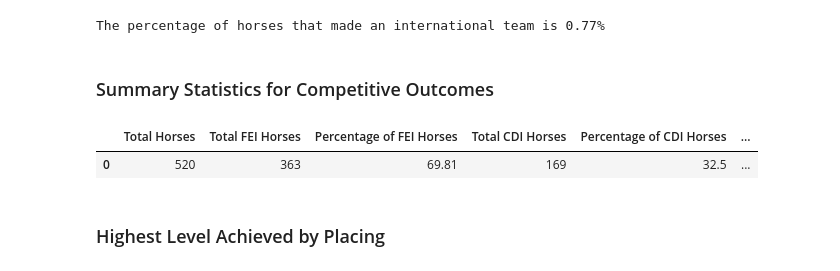
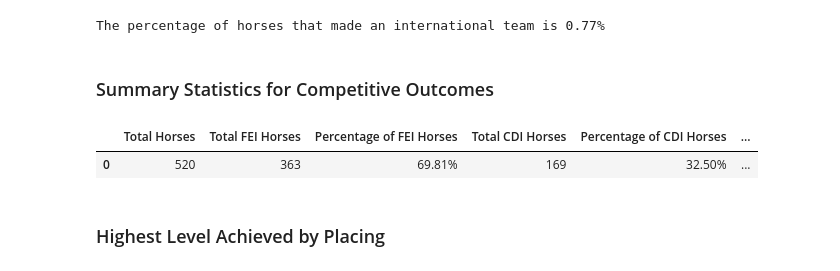
Before and after one commit to siobyrne/young-dressage-horse-program-analysis, a Jupyter notebook: younghorse.ipynb, the cells around one changed output. Cells and saved outputs as stored; diff of their text form; code cells hidden in the pictures.

```diff
--- a/younghorse.ipynb
+++ b/younghorse.ipynb
@@ -316,20 +331,27 @@ The percentage of horses that made an international team is 0.77%
 # %%
 # create summary table of overall horse statistics
 
-horse_summary = pd.DataFrame({"Total Horses": [total_horses], "Total FEI Horses": fei_df,
+horse_summary = pd.DataFrame({"Total Horses": [total_horses_count], "Total FEI Horses": fei_count,
                             "Percentage of FEI Horses": fei_percentage,
-                            "Total CDI Horses": cdi_horses,
+                            "Total CDI Horses": cdi_count,
                             "Percentage of CDI Horses": cdi_percentage,
                             "Total Grand Prix Horses": grandprix_horses,
                             "Percentage of Grand Prix Horses": grand_prix_percentage,
                             "Total Team Horses": team_count,
                             "Percentage of Team Horses": team_percentage})
 
+# add formatting
+horse_summary["Percentage of FEI Horses"] = horse_summary["Percentage of FEI Horses"].map("{:.2f}%".format)
+horse_summary["Percentage of CDI Horses"] = horse_summary["Percentage of CDI Horses"].map("{:.2f}%".format)
+horse_summary["Percentage of Grand Prix Horses"] = horse_summary["Percentage of Grand Prix Horses"].map("{:.2f}%".format)
+horse_summary["Percentage of Team Horses"] = horse_summary["Percentage of Team Horses"].map("{:.2f}%".format)
 
+
+# show dataframe
 horse_summary
 # %% [output]
 |  | Total Horses | Total FEI Horses | Percentage of FEI Horses | Total CDI Horses | Percentage of CDI Horses | ... |
-| 0 | 520 | 363 | 69.81 | 169 | 32.5 | ... |
+| 0 | 520 | 363 | 69.81% | 169 | 32.50% | ... |
 # %% [markdown]
 ### Highest Level Achieved by Placing
 # %%
```
Also changed, not shown: parts of 17 cells of this notebook, 2 other files.
